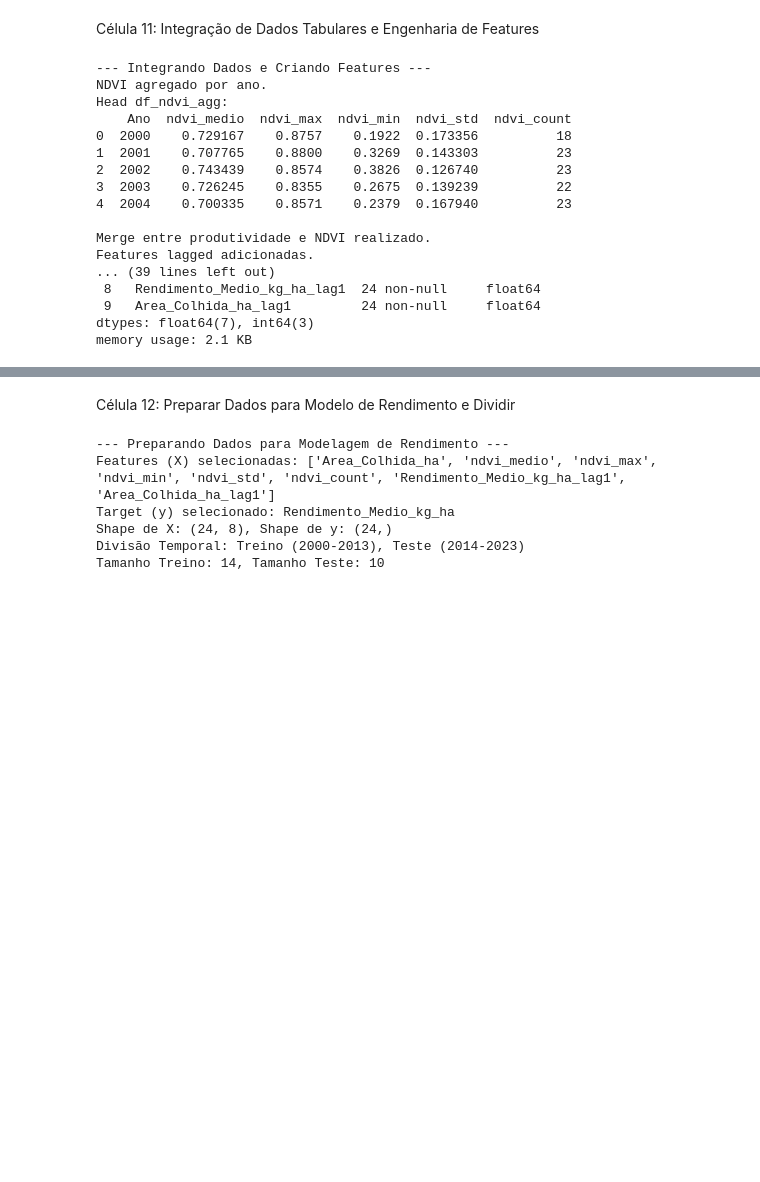
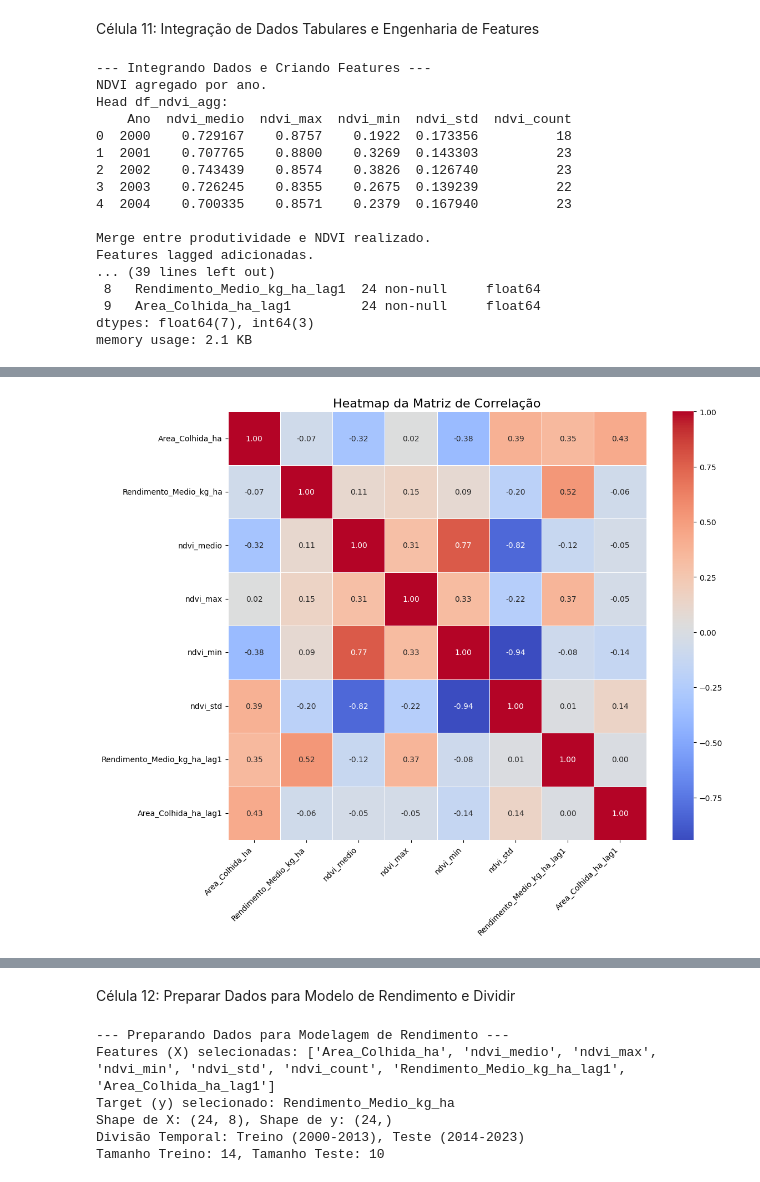
Before and after one commit to Fiap-Team-1tiaor-2024/ingredion-challenge, a Jupyter notebook: src/Challenge_Ingredion_Sprint_2_v2.ipynb, the cells around one changed output, grey strips where cells are left out. Cells and saved outputs as stored; diff of their text form; code cells hidden in the pictures; blank space fills up the shorter version.

```diff
--- a/src/Challenge_Ingredion_Sprint_2_v2.ipynb
+++ b/src/Challenge_Ingredion_Sprint_2_v2.ipynb
@@ -855,0 +882,80 @@ memory usage: 2.1 KB
+# %%
+# Célula para Análise de Correlação e Geração do Heatmap
+
+import pandas as pd
+import numpy as np
+import seaborn as sns
+import matplotlib.pyplot as plt
+
+# --- Pré-requisito: DataFrame 'df_final' ---
+# Certifique-se de que o DataFrame 'df_final' existe e foi criado
+# corretamente na célula anterior (com merge e features lagged).
+# Exemplo de como ele deve estar antes desta célula:
+# print(df_final.head())
+# print(df_final.info())
+
+# --- Limpeza Final (Remover NaNs) ---
+# Garante que estamos trabalhando com dados completos para correlação
+if 'df_final' in locals() and isinstance(df_final, pd.DataFrame):
+    print("--- Limpando df_final (removendo linhas com NaN) ---")
+    df_final_cleaned = df_final.dropna().copy()
+    print(f"Shape após a limpeza: {df_final_cleaned.shape}")
+    if df_final_cleaned.empty:
+        print("Aviso: DataFrame ficou vazio após remover NaNs. Não é possível gerar heatmap.")
+    else:
+        print("Verificando NaNs restantes:")
+        print(df_final_cleaned.isnull().sum())
+
+        # --- Análise de Correlação ---
+        print("\n--- Calculando Matriz de Correlação ---")
+        # Selecionar colunas numéricas relevantes para a correlação
+        # (Excluir 'Ano' e talvez 'ndvi_count' se não for relevante como preditor direto)
+        cols_for_corr = [
+            'Area_Colhida_ha',
+            'Rendimento_Medio_kg_ha', # Alvo
+            'ndvi_medio',
+            'ndvi_max',
+            'ndvi_min',
+            'ndvi_std',
+            'Rendimento_Medio_kg_ha_lag1', # Feature Lagged
+            'Area_Colhida_ha_lag1'         # Feature Lagged
+            # 'ndvi_count' # Descomente se quiser incluir
+        ]
+        # Garantir que as colunas existem no dataframe limpo
+        cols_exist = [col for col in cols_for_corr if col in df_final_cleaned.columns]
+
+        if len(cols_exist) > 1:
+            correlation_matrix = df_final_cleaned[cols_exist].corr()
+
+            print("\nMatriz de Correlação:")
+            print(correlation_matrix)
+
+            # --- Visualização: Gerar o Heatmap ---
+            print("\n--- Gerando Heatmap da Matriz de Correlação ---")
+            plt.figure(figsize=(12, 10)) # Ajuste o tamanho se necessário
+            sns.heatmap(correlation_matrix,
+                        annot=True,       # Mostrar os valores de correlação no mapa
+                        cmap='coolwarm',  # Escolher um mapa de cores (ex: coolwarm, viridis, plasma)
+                        fmt=".2f",        # Formatar os números para 2 casas decimais
+                        linewidths=.5)    # Adicionar linhas entre as células
+            plt.title('Heatmap da Matriz de Correlação', fontsize=16)
+            plt.xticks(rotation=45, ha='right') # Rotacionar labels do eixo X para melhor leitura
+            plt.yticks(rotation=0)
+            plt.tight_layout() # Ajustar layout
+            plt.show() # Exibe o gráfico
+
+            # --- Opcional: Mostrar correlação específica com o alvo ---
+            if 'Rendimento_Medio_kg_ha' in correlation_matrix.columns:
+               print("\n--- Correlação com Rendimento_Medio_kg_ha ---")
+               corr_with_target = correlation_matrix['Rendimento_Medio_kg_ha'].sort_values(ascending=False)
+               print(corr_with_target)
+
+        else:
+            print("Não há colunas suficientes ou válidas para calcular a correlação.")
+else:
+    print("Erro: DataFrame 'df_final' não encontrado. Execute a célula de integração de dados primeiro.")
+
+# Manter o dataframe limpo para as próximas etapas (se sobrescrever df_final)
+# Se você usou df_final_cleaned no código de modelagem, não precisa desta linha
+# df_final = df_final_cleaned
+# %% [output]
@@ -855,0 +979 @@ memory usage: 2.1 KB
+[figure, added]
```
Also changed, not shown: parts of 11 cells of this notebook.
